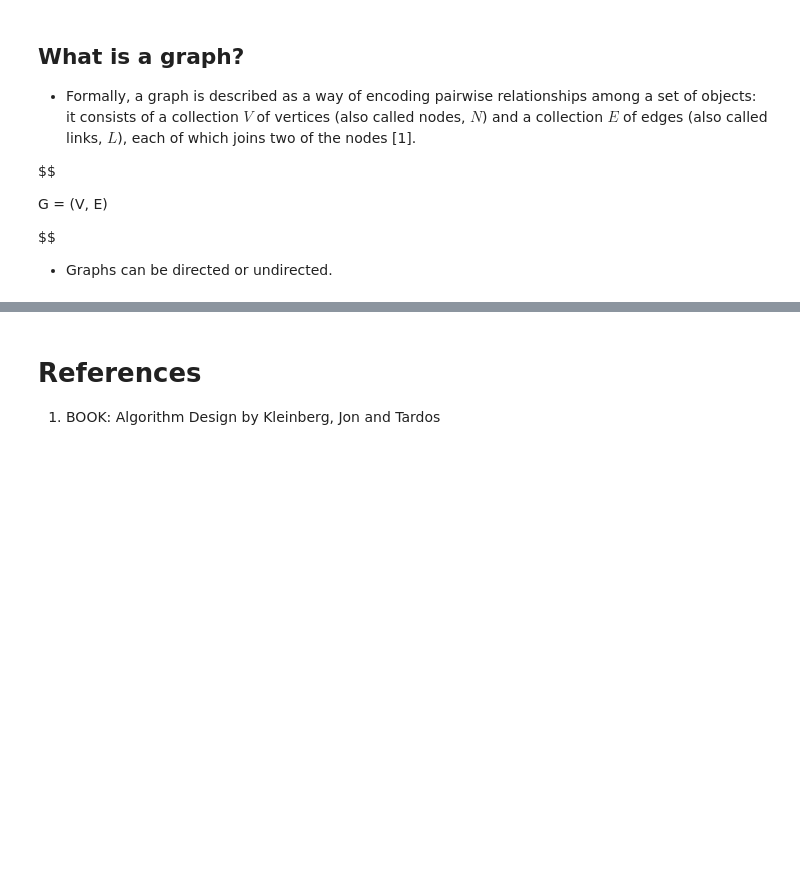
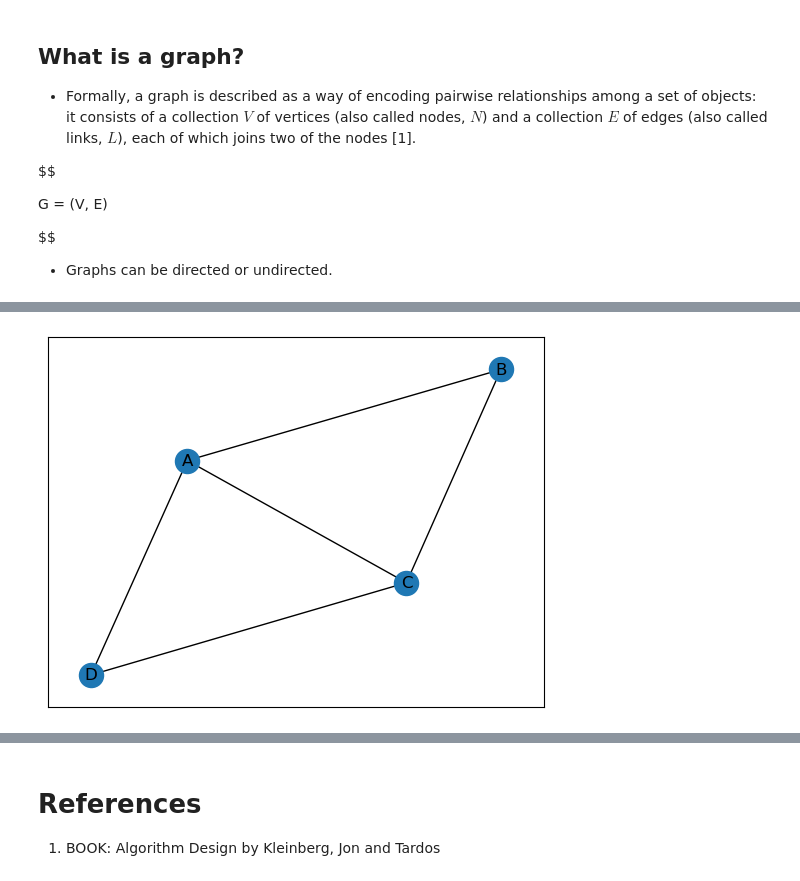
Before and after one commit to Brinkley97/applied_data_structures_and_algorithms, a Jupyter notebook: framework/examples/graph_creation_from_dict.ipynb, the cells around one changed output, grey strips where cells are left out. Saved outputs shown, nothing was run; the diff lists cells and outputs as text; code cells hidden in the pictures; blank space fills up the shorter version.

```diff
--- a/framework/examples/graph_creation_from_dict.ipynb
+++ b/framework/examples/graph_creation_from_dict.ipynb
@@ -73,0 +105,4 @@ nx_graph_visual.visualize(nx_graph)
+# %%
+nx_graph_visual.visualize(nx_graph2)
+# %% [output]
+[figure, added]
```
Also changed, not shown: parts of 10 cells of this notebook, 2 other files.
